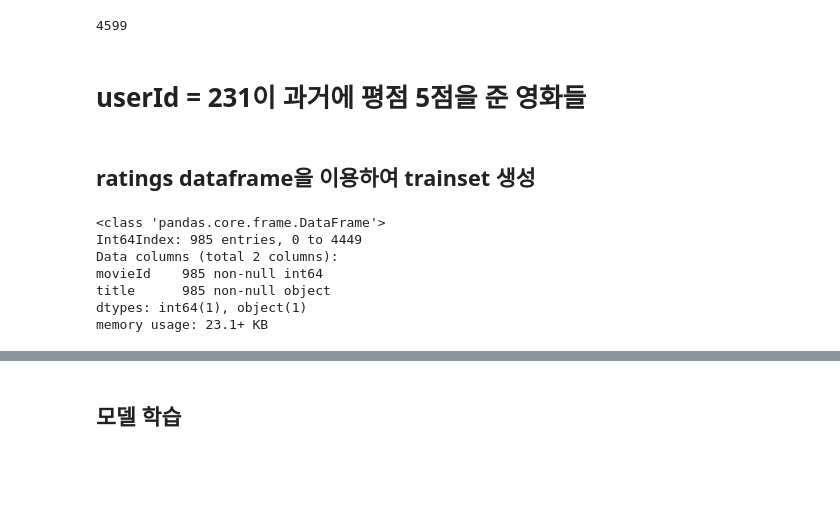
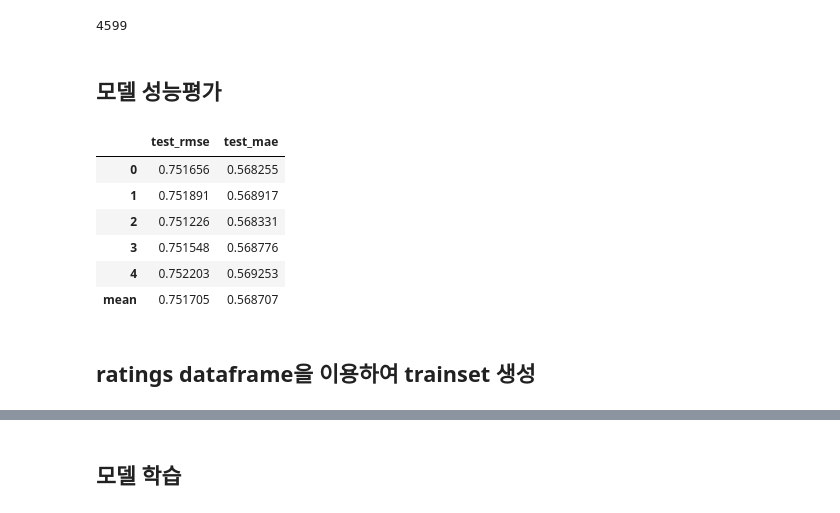
Before and after one commit to psyas/Movie-Recommendation-System-at-Silicon-Valley, a Jupyter notebook: Collaborative filtering version 1.ipynb, the cells around one changed output, grey strips where cells are left out. Cells and saved outputs as stored; diff of their text form; code cells hidden in the pictures; blank space fills up the shorter version.

```diff
--- a/Collaborative filtering version 1.ipynb
+++ b/Collaborative filtering version 1.ipynb
@@ -193,5 +195,5 @@ print(ratings_df.iloc[::500000, :])
 len(movieId_list)
 # %% [output]
 4599
-# %% [markdown]
-# userId = 231이 과거에 평점 5점을 준 영화들
+# %% [markdown]
+## 모델 성능평가
@@ -198,18 +204,17 @@ len(movieId_list)
+# %%
+evaluation_result = cross_validate(svd, data)
+# %%
+evaluation_result = pd.DataFrame(evaluation_result)
+evaluation_result.loc['mean'] = evaluation_result.mean()
+# %%
+evaluation_result[['test_rmse', 'test_mae']]
+# %% [output]
+|  | test_rmse | test_mae |
+| 0 | 0.751656 | 0.568255 |
+| 1 | 0.751891 | 0.568917 |
+| 2 | 0.751226 | 0.568331 |
+| 3 | 0.751548 | 0.568776 |
+| 4 | 0.752203 | 0.569253 |
+| mean | 0.751705 | 0.568707 |
 # %% [markdown]
 ## ratings dataframe을 이용하여 trainset 생성
-# %%
-reader = Reader()
-svd = SVD()
-
-result = movieId_list.copy()
-result = result.reset_index()
-result = result[result['movieId'].isin(ratings_df['movieId'])]
-result.info()
-# %% [output]
-<class 'pandas.core.frame.DataFrame'>
-Int64Index: 985 entries, 0 to 4449
-Data columns (total 2 columns):
-movieId    985 non-null int64
-title      985 non-null object
-dtypes: int64(1), object(1)
-memory usage: 23.1+ KB
```
Also changed, not shown: parts of 34 cells of this notebook.
